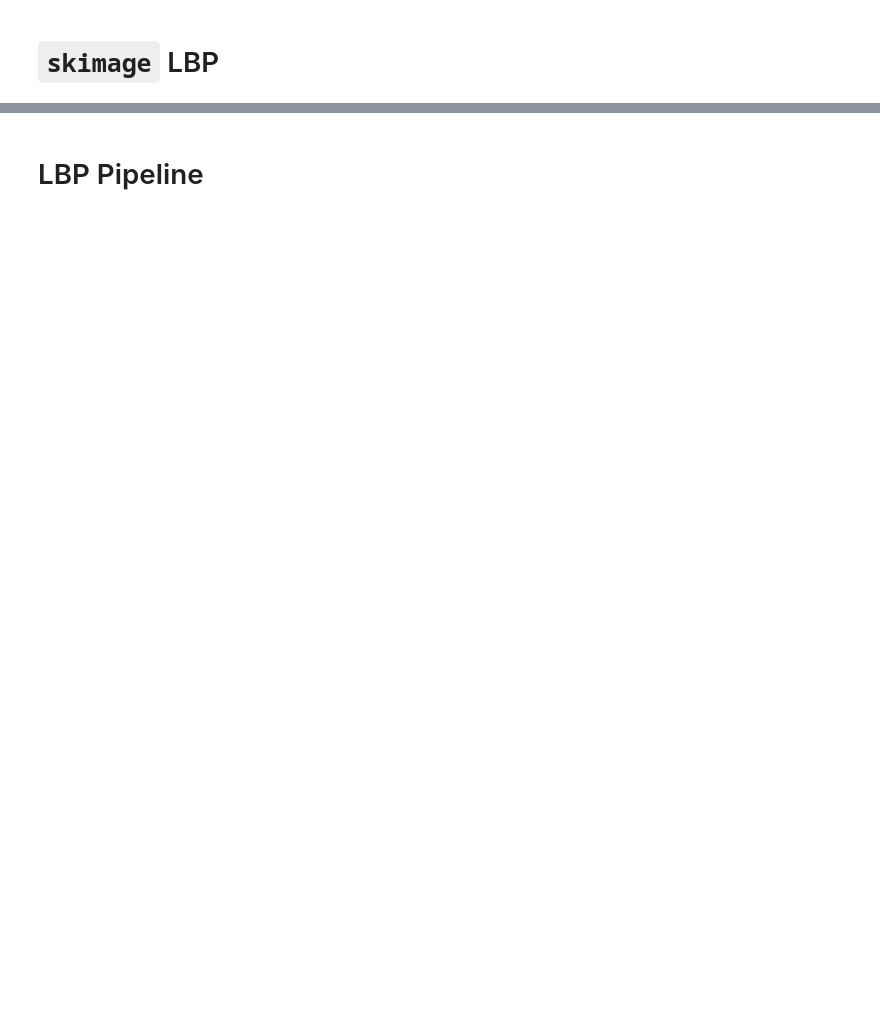
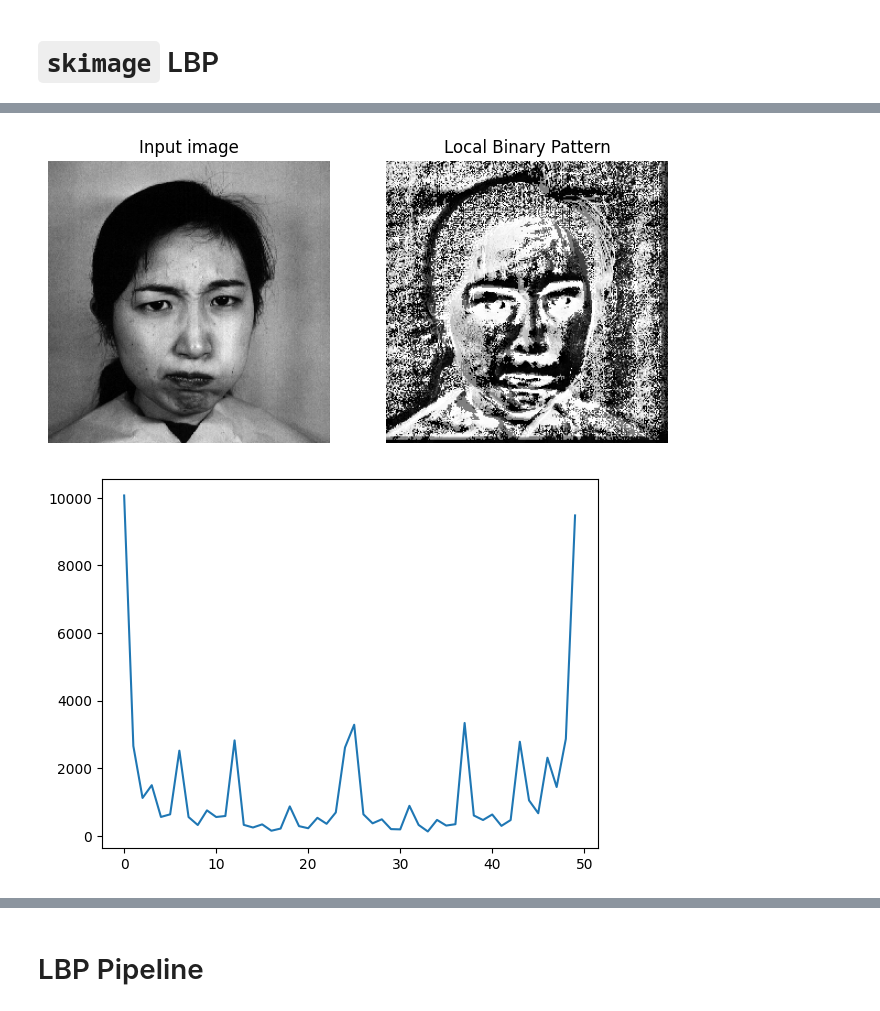
Before and after one commit to gralexrob1/facial-emotion-recognition, a Jupyter notebook: notebooks/lbp.ipynb, the cells around one changed output, grey strips where cells are left out. Drawn from its saved outputs; the diff is of its cells as text; code cells hidden in the pictures; blank space fills up the shorter version.

```diff
--- a/notebooks/lbp.ipynb
+++ b/notebooks/lbp.ipynb
@@ -116,0 +211,29 @@ plt.show()
+# %%
+jaffe_image = jaffe_images[1]
+
+lbp_jaffe_image = feature.local_binary_pattern(
+    jaffe_image,
+    P=12,
+    R=6
+)
+
+fig, (ax1, ax2) = plt.subplots(1, 2, figsize=(8, 4), sharex=True, sharey=True)
+ax1.axis('off')
+ax1.imshow(jaffe_image, cmap='gray')
+ax1.set_title('Input image')
+ax2.axis('off')
+ax2.imshow(lbp_jaffe_image, cmap='gray')
+ax2.set_title('Local Binary Pattern')
+
+plt.savefig('jaffe-lbp.png')
+plt.show()
+
+n_bins = int(lbp_jaffe_image.max() + 1)
+hist, _ = np.histogram(lbp_jaffe_image.ravel(), bins=50)
+plt.plot(hist)
+
+plt.savefig('figures/jaffe-lbp-histogram')
+plt.show()
+# %% [output]
+[figure, added]
+[figure, added]
```
Also changed, not shown: parts of 30 cells of this notebook, 27 other files.
